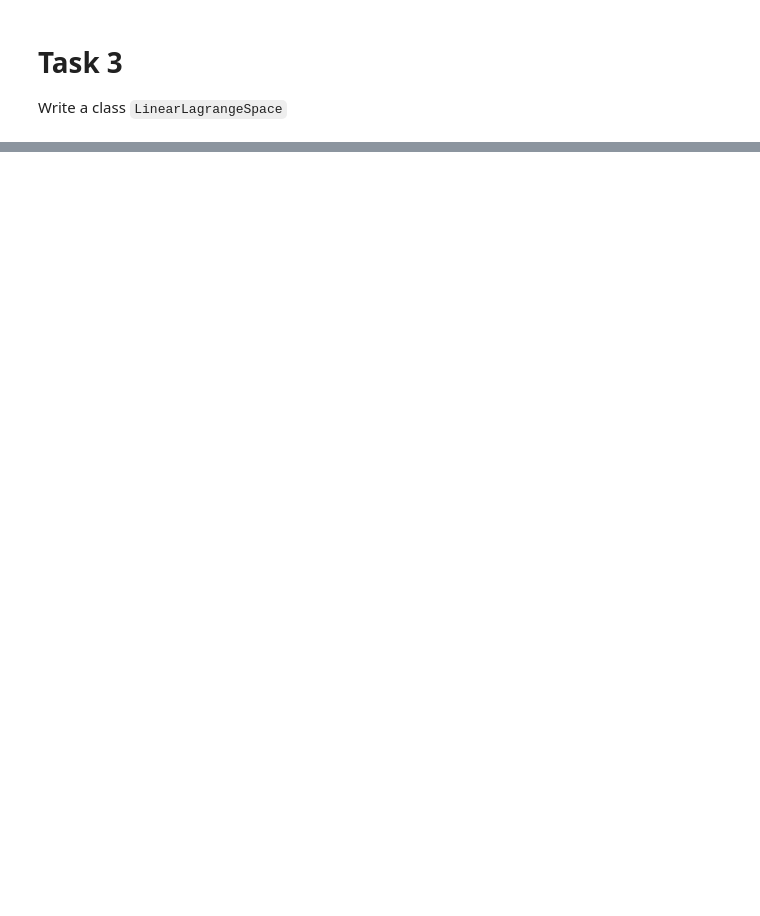
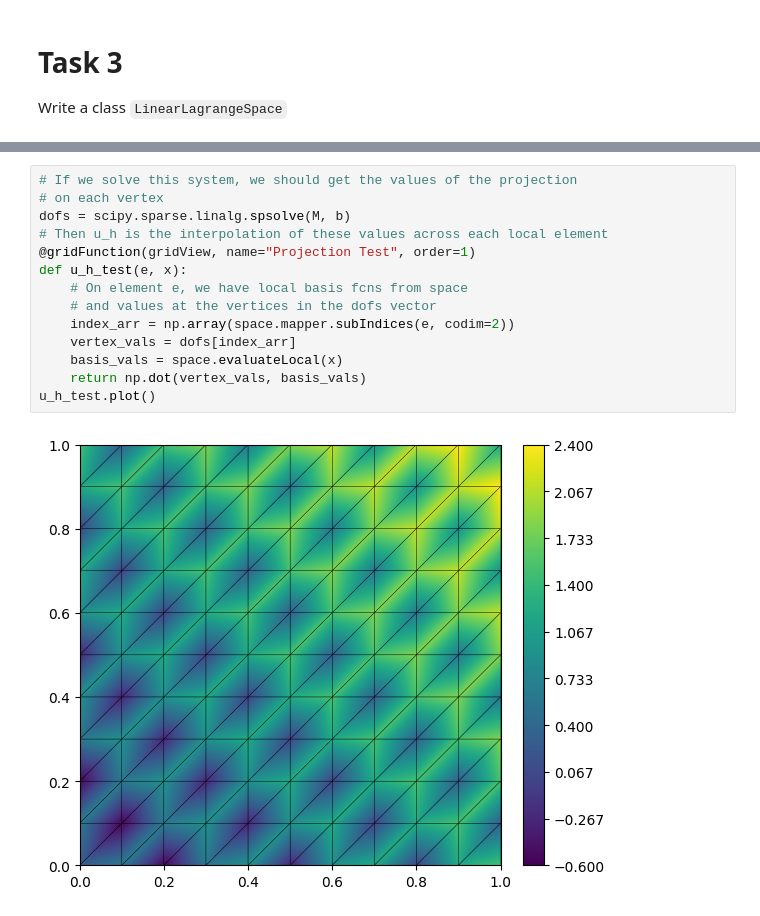
Before and after one commit to CHMN-LU/NUMN33_Project2, a Jupyter notebook: Project2.ipynb, the cells around one changed output, grey strips where cells are left out. Saved outputs shown, nothing was run; the diff lists cells and outputs as text; blank space fills up the shorter version.

```diff
--- a/Project2.ipynb
+++ b/Project2.ipynb
@@ -45,0 +182,16 @@ With gradients: [[-1. -1.]
+# %%
+# If we solve this system, we should get the values of the projection
+# on each vertex
+dofs = scipy.sparse.linalg.spsolve(M, b)
+# Then u_h is the interpolation of these values across each local element
+@gridFunction(gridView, name="Projection Test", order=1)
+def u_h_test(e, x):
+    # On element e, we have local basis fcns from space
+    # and values at the vertices in the dofs vector
+    index_arr = np.array(space.mapper.subIndices(e, codim=2))
+    vertex_vals = dofs[index_arr]
+    basis_vals = space.evaluateLocal(x)
+    return np.dot(vertex_vals, basis_vals)
+u_h_test.plot()
+# %% [output]
+[figure, added]
```
Also changed, not shown: parts of 13 cells of this notebook.
